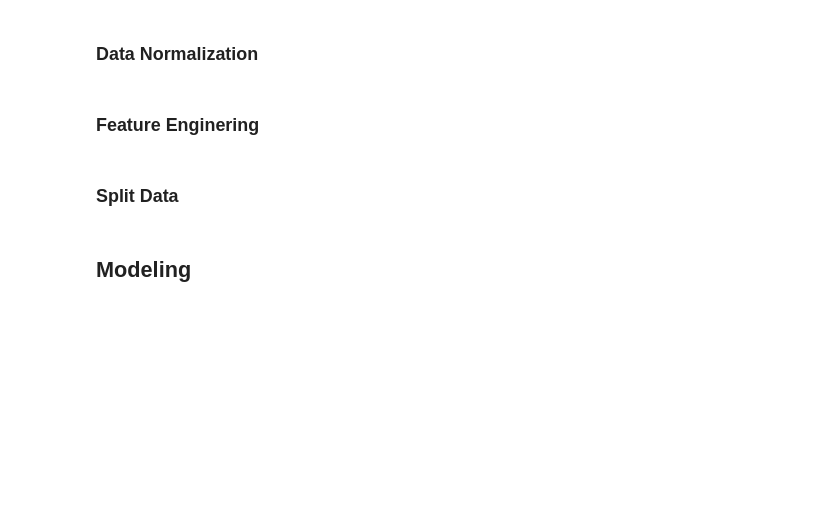
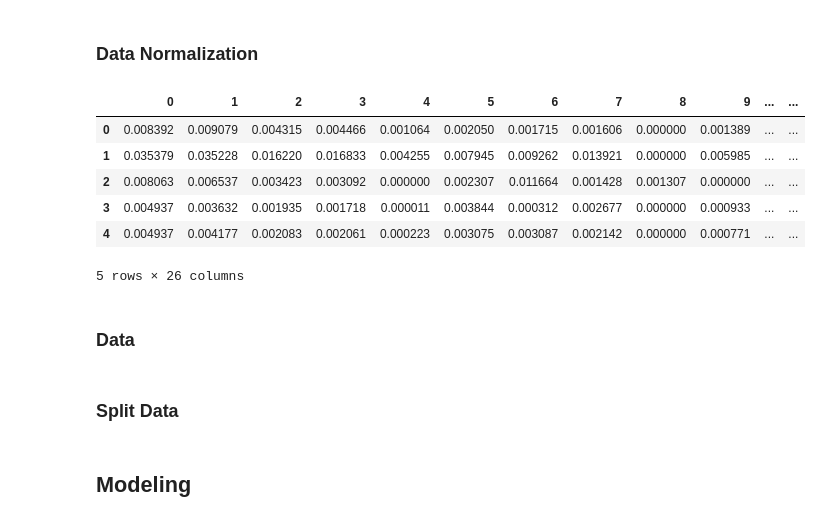
Before and after one commit to Sulbae/OlahGizi-Project, a Jupyter notebook: Nutrition Prediction Model/notebook.ipynb, the cells around one changed output. Cells and saved outputs as stored; diff of their text form; code cells hidden in the pictures; blank space fills up the shorter version.

```diff
--- a/Nutrition Prediction Model/notebook.ipynb
+++ b/Nutrition Prediction Model/notebook.ipynb
@@ -623,0 +649,5 @@ KeyboardInterrupt:
+# %%
+columns_to_eliminate = ["food", "Vitamin A", "Vitamin B11", "Vitamin B12", "Vitamin D", "Vitamin K", "Copper", "Manganese", "Selenium"]
+
+selected_features = merged_data.drop(columns=columns_to_eliminate, axis=1)
+selected_features.info()
@@ -624,4 +672,20 @@ KeyboardInterrupt:
 # %% [markdown]
 ### Data Normalization
-# %% [markdown]
-### Feature Enginering
+# %%
+normalizer = MinMaxScaler()
+
+data_normalized = normalizer.fit_transform(selected_features)
+
+data_normalized = pd.DataFrame(data_normalized)
+
+data_normalized.head()
+# %% [output]
+|  | 0 | 1 | 2 | 3 | 4 | 5 | 6 | 7 | 8 | 9 | ... | ... |
+| 0 | 0.008392 | 0.009079 | 0.004315 | 0.004466 | 0.001064 | 0.002050 | 0.001715 | 0.001606 | 0.000000 | 0.001389 | ... | ... |
+| 1 | 0.035379 | 0.035228 | 0.016220 | 0.016833 | 0.004255 | 0.007945 | 0.009262 | 0.013921 | 0.000000 | 0.005985 | ... | ... |
+| 2 | 0.008063 | 0.006537 | 0.003423 | 0.003092 | 0.000000 | 0.002307 | 0.011664 | 0.001428 | 0.001307 | 0.000000 | ... | ... |
+| 3 | 0.004937 | 0.003632 | 0.001935 | 0.001718 | 0.000011 | 0.003844 | 0.000312 | 0.002677 | 0.000000 | 0.000933 | ... | ... |
+| 4 | 0.004937 | 0.004177 | 0.002083 | 0.002061 | 0.000223 | 0.003075 | 0.003087 | 0.002142 | 0.000000 | 0.000771 | ... | ... |
+5 rows × 26 columns
+# %% [markdown]
+### Data
```
Also changed, not shown: parts of 27 cells of this notebook.
